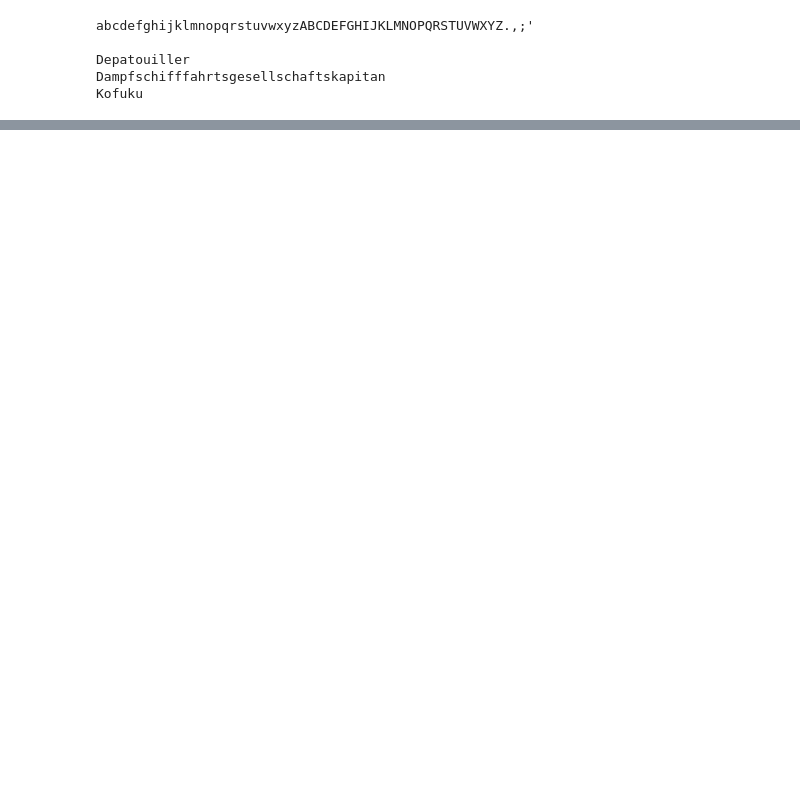
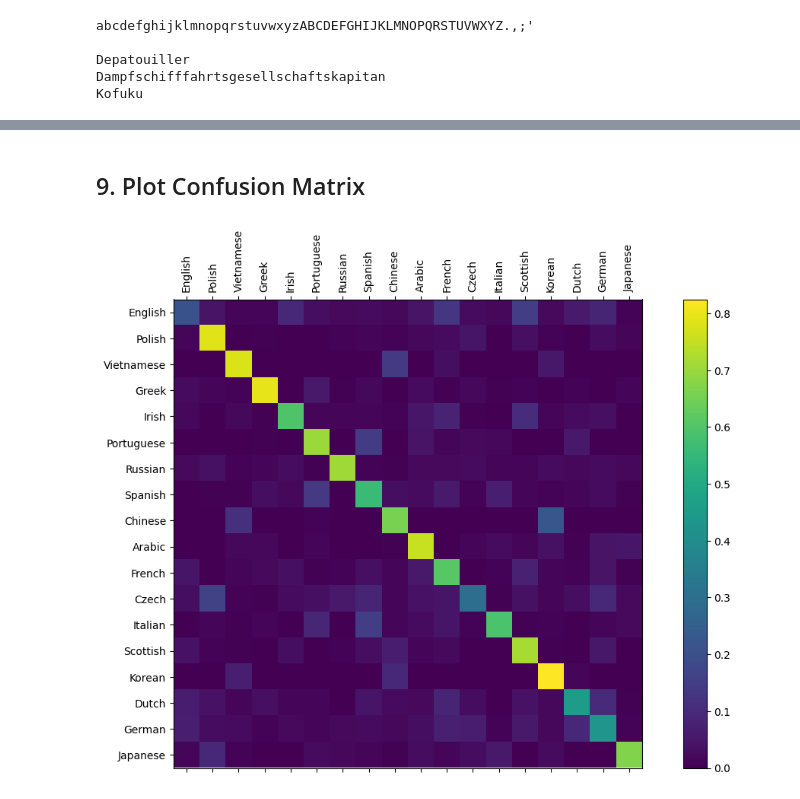
Before and after one commit to LuluW8071/Data-Science, a Jupyter notebook: Pytorch/08_PyTorch_RNNs/00_PyTorch_RNNs.ipynb, the cells around one changed output, grey strips where cells are left out. Cells and saved outputs as stored; diff of their text form; code cells hidden in the pictures; blank space fills up the shorter version.

```diff
--- a/Pytorch/08_PyTorch_RNNs/00_PyTorch_RNNs.ipynb
+++ b/Pytorch/08_PyTorch_RNNs/00_PyTorch_RNNs.ipynb
@@ -199,0 +238,3 @@ def random_training_example(category_lines, all_categories):
+# %%
+model = RNN(input_size=N_LETTERS, hidden_size=128, output_size=n_categories).to(device)
+model
@@ -199,0 +387,6 @@ def random_training_example(category_lines, all_categories):
+# %%
+MODEL_SAVE_PATH = "/content/models/language.pt"
+model_info = torch.load(MODEL_SAVE_PATH, map_location=torch.device('cpu'))
+model.load_state_dict(model_info)
+
+model.eval()
@@ -199,0 +439,2 @@ def random_training_example(category_lines, all_categories):
+# %% [markdown]
+## 9. Plot Confusion Matrix
@@ -199,0 +468,21 @@ def random_training_example(category_lines, all_categories):
+# %%
+# Set up plot
+fig = plt.figure(figsize=(14, 8))
+ax = fig.add_subplot(111)
+cax = ax.matshow(confusion.numpy())
+fig.colorbar(cax)
+
+# Set up axes
+ax.set_xticks(range(n_categories))
+ax.set_yticks(range(n_categories))
+ax.set_xticklabels(all_categories, rotation=90)
+ax.set_yticklabels(all_categories)
+
+# Force label at every tick
+ax.xaxis.set_major_locator(ticker.MultipleLocator(1))
+ax.yaxis.set_major_locator(ticker.MultipleLocator(1))
+
+# sphinx_gallery_thumbnail_number = 2
+plt.show()
+# %% [output]
+[figure, added]
```
Also changed, not shown: parts of 27 cells of this notebook.
